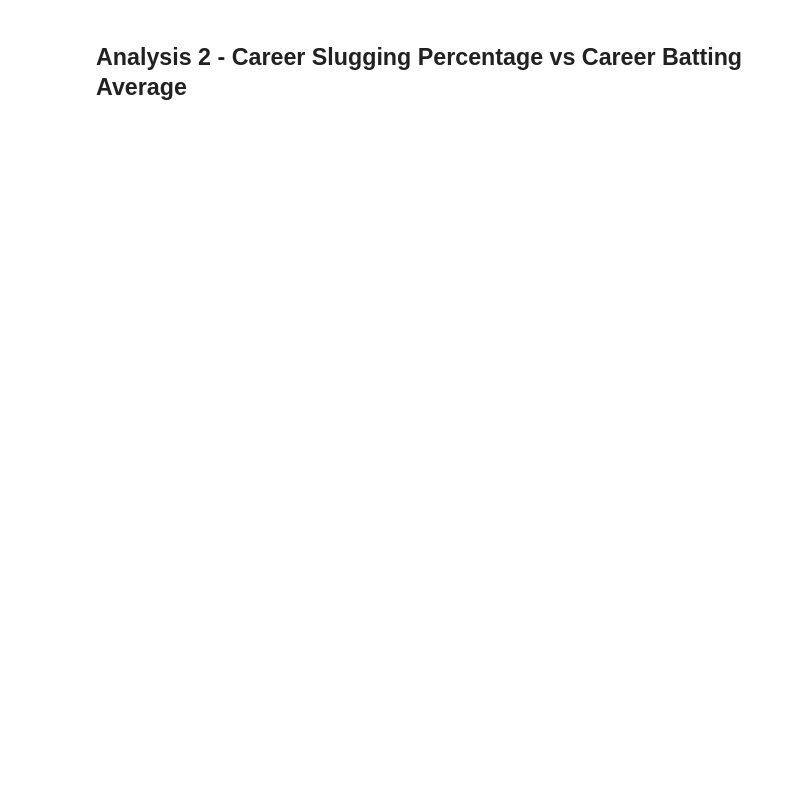
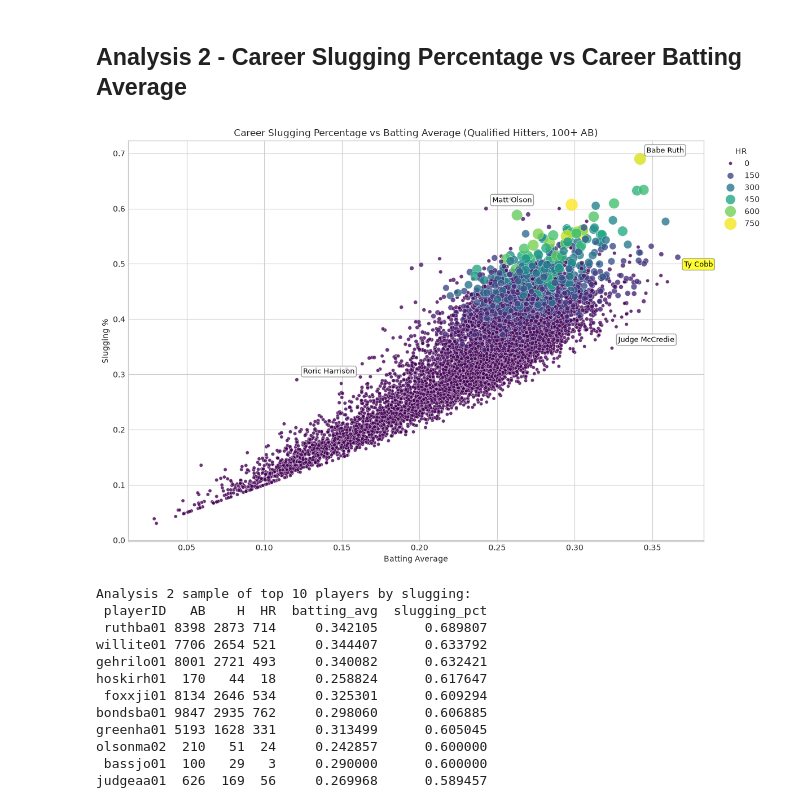
Before and after one commit to Nathan-Bateman22/Data-Science-Project_Baseball-Dataset, a Jupyter notebook: project1.ipynb, the cells around one changed output. Cells and saved outputs as stored; diff of their text form; code cells hidden in the pictures; blank space fills up the shorter version.

```diff
--- a/project1.ipynb
+++ b/project1.ipynb
@@ -93,30 +153,86 @@ print(country_summary.to_string())
 # Analysis 2: Career batting average vs slugging percentage
 # -----------------------------------------------------------------------------
 qualified_players["batting_avg"] = qualified_players["H"] / qualified_players["AB"]
 
 fig, ax = plt.subplots(figsize=(12, 8))
 sns.scatterplot(
     data=qualified_players,
     x="batting_avg",
     y="slugging_pct",
     hue="HR",
     size="HR",
     sizes=(20, 250),
     palette="viridis",
     alpha=0.8,
     ax=ax,
 )
 ax.set_title("Career Slugging Percentage vs Batting Average (Qualified Hitters, 100+ AB)")
 ax.set_xlabel("Batting Average")
 ax.set_ylabel("Slugging %")
 ax.legend(title="HR", bbox_to_anchor=(1.02, 1), loc="upper left")
+
+# Label selected outliers and the maximum batting average player
+interesting_points = [
+    (0.12, 0.29),
+    (0.34, 0.69),
+    (0.325, 0.35),
+    (0.24, 0.6),
+]
+
+# Helper to find the closest actual player to each requested point
+annotated_players = []
+
+for target_x, target_y in interesting_points:
+    candidate_df = qualified_players[["playerID", "nameFirst", "nameLast", "batting_avg", "slugging_pct"]].copy()
+    candidate_df["distance"] = ((candidate_df["batting_avg"] - target_x) ** 2 + (candidate_df["slugging_pct"] - target_y) ** 2) ** 0.5
+    nearest_row = candidate_df.sort_values("distance").iloc[0]
+
+    if nearest_row["playerID"] not in annotated_players:
+        player_name = f"{nearest_row['nameFirst']} {nearest_row['nameLast']}".strip()
+        ax.annotate(
+            player_name,
+            (nearest_row["batting_avg"], nearest_row["slugging_pct"]),
+            xytext=(8, 8),
+            textcoords="offset points",
+            fontsize=9,
+            color="black",
+            bbox={"facecolor": "white", "edgecolor": "gray", "alpha": 0.8, "boxstyle": "round,pad=0.25"},
+        )
+        annotated_players.append(nearest_row["playerID"])
+
+highest_ba_row = qualified_players.sort_values("batting_avg", ascending=False).iloc[0]
+highest_ba_name = f"{highest_ba_row['nameFirst']} {highest_ba_row['nameLast']}".strip()
+ax.annotate(
+    highest_ba_name,
+    (highest_ba_row["batting_avg"], highest_ba_row["slugging_pct"]),
+    xytext=(8, -12),
+    textcoords="offset points",
+    fontsize=9,
+    color="black",
+    bbox={"facecolor": "yellow", "edgecolor": "gray", "alpha": 0.8, "boxstyle": "round,pad=0.25"},
+)
+
 plt.tight_layout()
 plt.show()
 
 print("\nAnalysis 2 sample of top 10 players by slugging:")
 print(
     qualified_players[["playerID", "AB", "H", "HR", "batting_avg", "slugging_pct"]]
     .sort_values("slugging_pct", ascending=False)
     .head(10)
     .to_string(index=False)
 )
+# %% [output]
+[figure, added]
+Analysis 2 sample of top 10 players by slugging:
+ playerID   AB    H  HR  batting_avg  slugging_pct
+ ruthba01 8398 2873 714     0.342105      0.689807
+willite01 7706 2654 521     0.344407      0.633792
+gehrilo01 8001 2721 493     0.340082      0.632421
+hoskirh01  170   44  18     0.258824      0.617647
+ foxxji01 8134 2646 534     0.325301      0.609294
+bondsba01 9847 2935 762     0.298060      0.606885
+greenha01 5193 1628 331     0.313499      0.605045
+olsonma02  210   51  24     0.242857      0.600000
+ bassjo01  100   29   3     0.290000      0.600000
+judgeaa01  626  169  56     0.269968      0.589457
```
Also changed, not shown: parts of 1 cell of this notebook.
